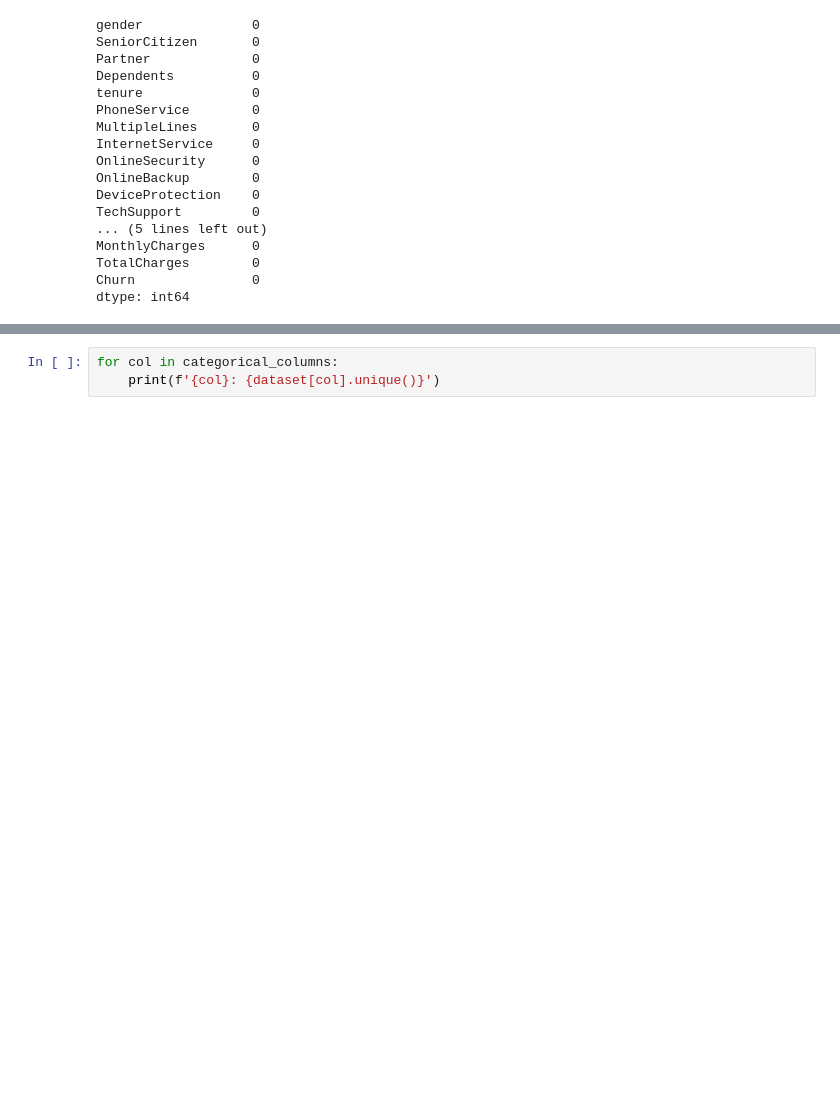
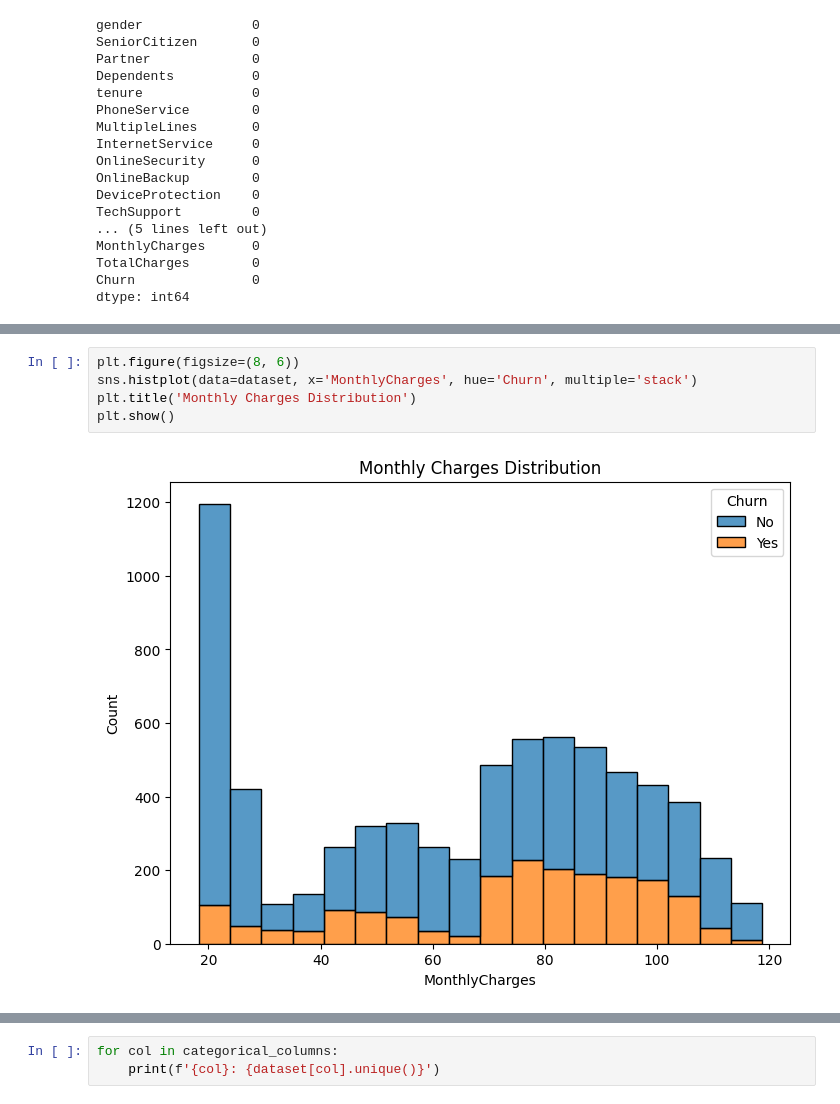
Before and after one commit to itssingh14/customer_churn_prediction, a Jupyter notebook: notebook.ipynb, the cells around one changed output, grey strips where cells are left out. Cells and saved outputs as stored; diff of their text form; blank space fills up the shorter version.

```diff
--- a/notebook.ipynb
+++ b/notebook.ipynb
@@ -65,0 +100,7 @@ for i in dataset.columns:
+# %%
+plt.figure(figsize=(8, 6))
+sns.histplot(data=dataset, x='MonthlyCharges', hue='Churn', multiple='stack')
+plt.title('Monthly Charges Distribution')
+plt.show()
+# %% [output]
+[figure, added]
```
Also changed, not shown: parts of 31 cells of this notebook, 6 other files.
